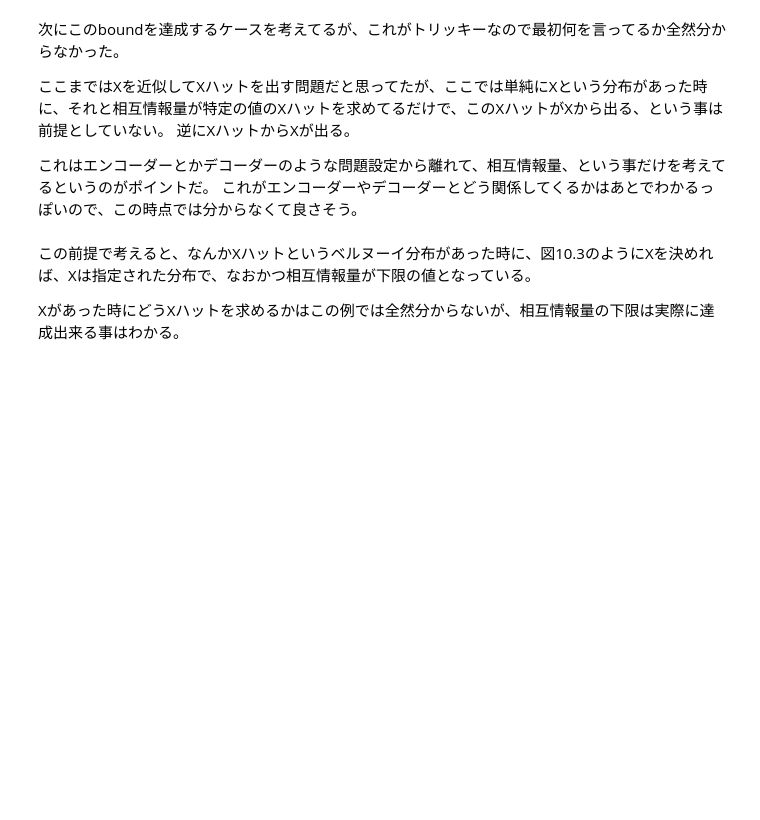
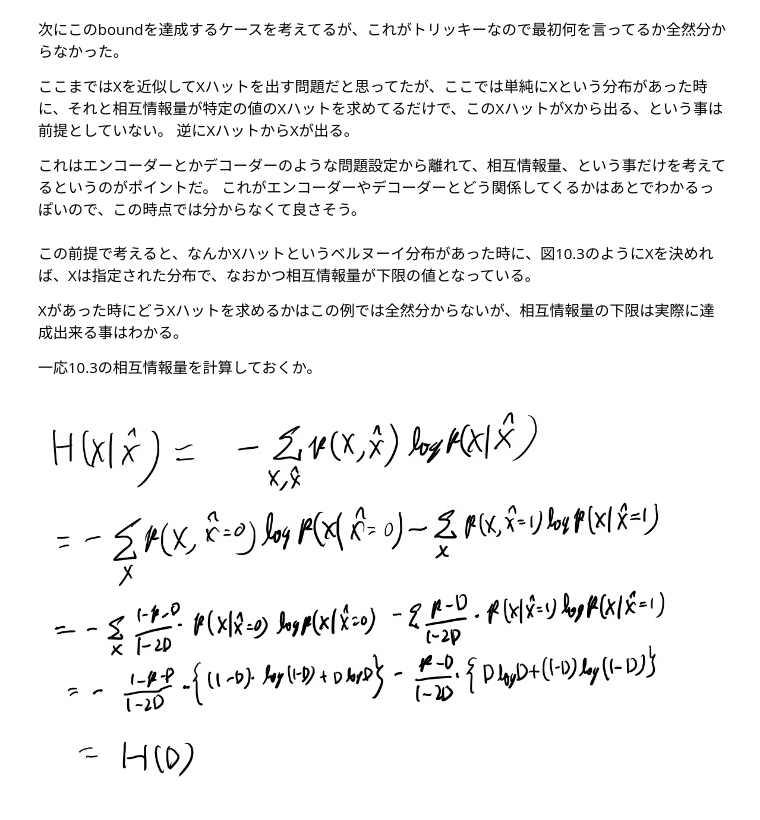
Before and after one commit to karino2/karino2.github.io, a Jupyter notebook: ipynb/2019-03-07-114649.ipynb, the cells around one changed output. Saved outputs shown, nothing was run; the diff lists cells and outputs as text; code cells hidden in the pictures; blank space fills up the shorter version.

```diff
--- a/ipynb/2019-03-07-114649.ipynb
+++ b/ipynb/2019-03-07-114649.ipynb
@@ -141,3 +141,9 @@ pが既知のベルヌーイ分布でもっともエラーの低いXハットを
 この前提で考えると、なんかXハットというベルヌーイ分布があった時に、図10.3のようにXを決めれば、Xは指定された分布で、なおかつ相互情報量が下限の値となっている。
 
 Xがあった時にどうXハットを求めるかはこの例では全然分からないが、相互情報量の下限は実際に達成出来る事はわかる。
+
+一応10.3の相互情報量を計算しておくか。
+# %%
+MeatPieImage()
+# %% [output]
+[figure, added]
```
Also changed, not shown: parts of 13 cells of this notebook.
